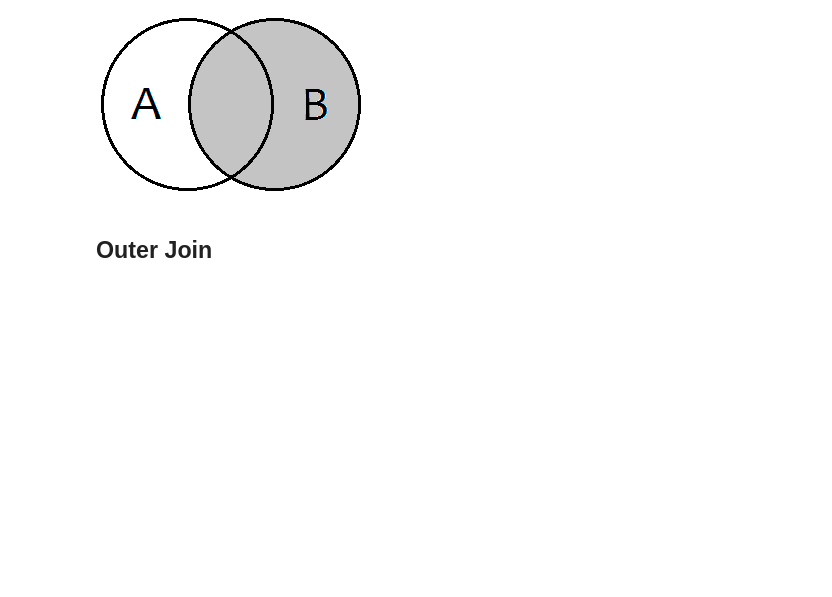
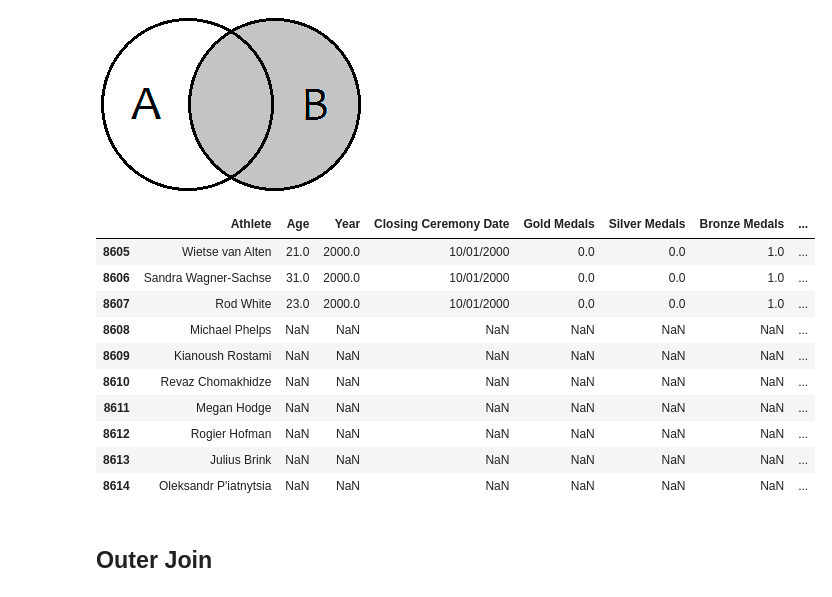
Before and after one commit to DGV1995/Machine-Learning-Data-Science, a Jupyter notebook: My notebooks/T2 - 4 - Data Cleaning - Concatenación de datos.ipynb, the cells around one changed output. Cells and saved outputs as stored; diff of their text form; code cells hidden in the pictures; blank space fills up the shorter version.

```diff
--- a/My notebooks/T2 - 4 - Data Cleaning - Concatenación de datos.ipynb
+++ b/My notebooks/T2 - 4 - Data Cleaning - Concatenación de datos.ipynb
@@ -241,5 +241,5 @@ data_sports[(data_sports["Athlete"]=="Chen Jing") |
 | 5003 | Matt Ryan | Equestrian |
 | 5691 | Richard Thompson | Baseball |
 # %%
-data_country_without_duplicates = data_country.drop_duplicates(subset="Athlete")
+data_country_dp = data_country.drop_duplicates(subset="Athlete") #Sin duplicados
 # %%
@@ -304,2 +305,4 @@ from IPython.display import Image #Librería para enseñar por pantalla
 # %% [markdown]
 **Inner Join <= A (Left Join), B (Right Join) <= Outer Join**
+# %%
+out_athletes = np.random.choice(data_main["Athlete"], size = 6, replace = False) #Elegimos aleatoriamente 6 atletas para quitar
@@ -305,0 +315,12 @@ from IPython.display import Image #Librería para enseñar por pantalla
+# %%
+data_country_dlt = data_country_dp[(~data_country_dp["Athlete"].isin(out_athletes)) & #El símbolo ~es de negación
+                                   (data_country_dp["Athlete"] != "Michael Phelps")
+                                  ]
+
+data_sports_dlt = data_sports_dp[(~data_sports_dp["Athlete"].isin(out_athletes)) &
+                                 (data_sports_dp["Athlete"] != "Michael Phelps")
+                                ]
+
+data_main_dlt = data_main[(~data_main["Athlete"].isin(out_athletes)) &
+                          (data_main["Athlete"] != "Michael Phelps")
+                         ]
@@ -345,6 +409,23 @@ Image(filename = "/Users/diegogarcia-viana/Desktop/Curso machine learning & data
 Image(filename = "/Users/diegogarcia-viana/Desktop/Curso machine learning & data scientist/python-ml-course/notebooks/resources/right-join.png")
 # %% [output]
 [figure]
+# %%
+merged_right = pd.merge(left = data_main_dlt, right = data_country_dp, how = "right",
+                       left_on = "Athlete", right_on = "Athlete")
+# %%
+merged_right.tail(10)
+# %% [output]
+|  | Athlete | Age | Year | Closing Ceremony Date | Gold Medals | Silver Medals | Bronze Medals | ... |
+| 8605 | Wietse van Alten | 21.0 | 2000.0 | 10/01/2000 | 0.0 | 0.0 | 1.0 | ... |
+| 8606 | Sandra Wagner-Sachse | 31.0 | 2000.0 | 10/01/2000 | 0.0 | 0.0 | 1.0 | ... |
+| 8607 | Rod White | 23.0 | 2000.0 | 10/01/2000 | 0.0 | 0.0 | 1.0 | ... |
+| 8608 | Michael Phelps | NaN | NaN | NaN | NaN | NaN | NaN | ... |
+| 8609 | Kianoush Rostami | NaN | NaN | NaN | NaN | NaN | NaN | ... |
+| 8610 | Revaz Chomakhidze | NaN | NaN | NaN | NaN | NaN | NaN | ... |
+| 8611 | Megan Hodge | NaN | NaN | NaN | NaN | NaN | NaN | ... |
+| 8612 | Rogier Hofman | NaN | NaN | NaN | NaN | NaN | NaN | ... |
+| 8613 | Julius Brink | NaN | NaN | NaN | NaN | NaN | NaN | ... |
+| 8614 | Oleksandr P'iatnytsia | NaN | NaN | NaN | NaN | NaN | NaN | ... |
 # %% [markdown]
 ## Outer Join
 # %% [markdown]
```
Also changed, not shown: parts of 26 cells of this notebook.
